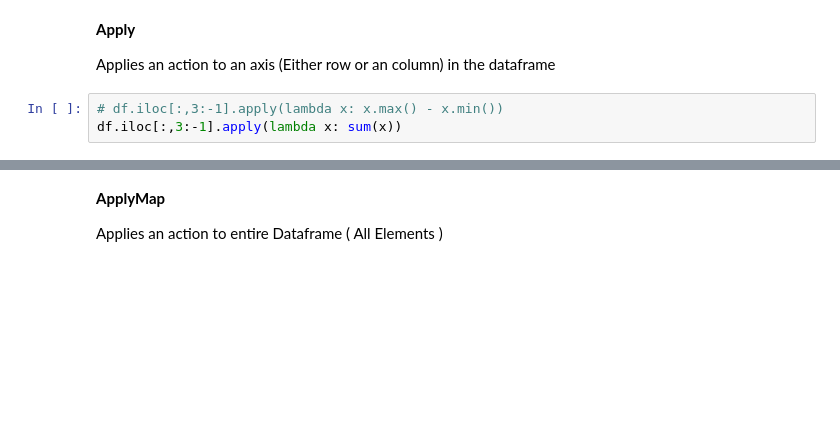
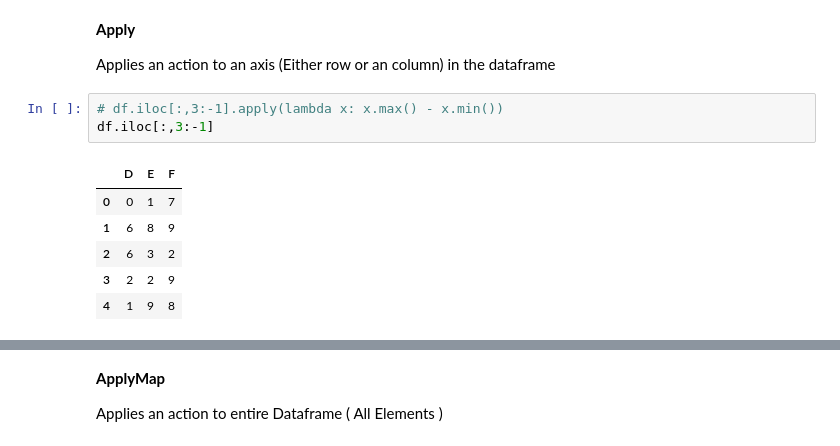
Before and after one commit to thivinanandh/Teaching-Python, a Jupyter notebook: Python-Libraries/Pandas.ipynb, the cells around one changed output, grey strips where cells are left out. Drawn from its saved outputs; the diff is of its cells as text; blank space fills up the shorter version.

```diff
--- a/Python-Libraries/Pandas.ipynb
+++ b/Python-Libraries/Pandas.ipynb
@@ -592,4 +774,11 @@ df_reduced
 Applies an action to an axis (Either row or an column) in the dataframe
 # %%
 # df.iloc[:,3:-1].apply(lambda x: x.max() - x.min())
-df.iloc[:,3:-1].apply(lambda x: sum(x))
+df.iloc[:,3:-1]
+# %% [output]
+|  | D | E | F |
+| 0 | 0 | 1 | 7 |
+| 1 | 6 | 8 | 9 |
+| 2 | 6 | 3 | 2 |
+| 3 | 2 | 2 | 9 |
+| 4 | 1 | 9 | 8 |
```
Also changed, not shown: parts of 75 cells of this notebook, 2 other files.
